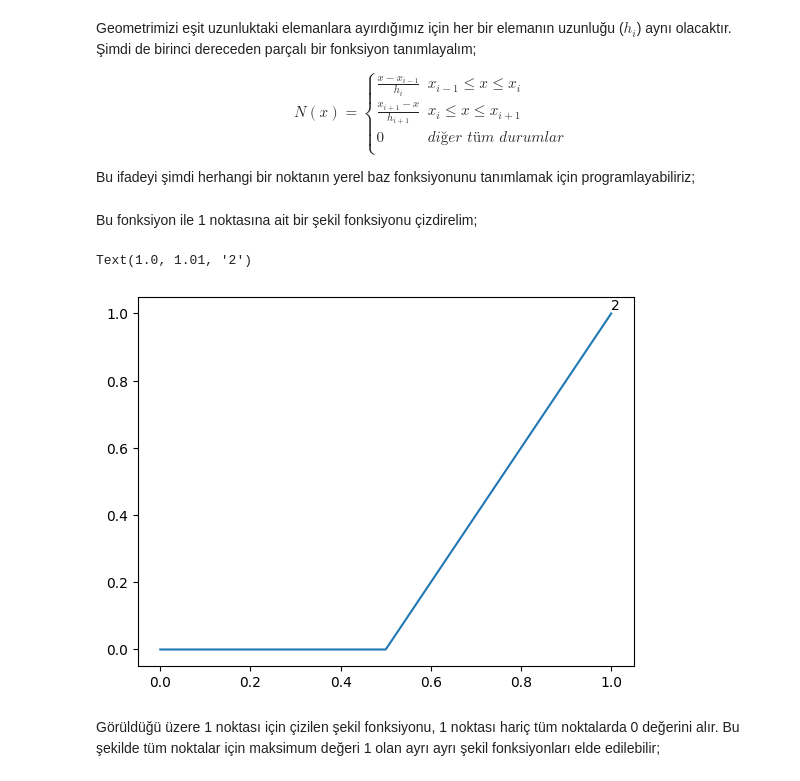
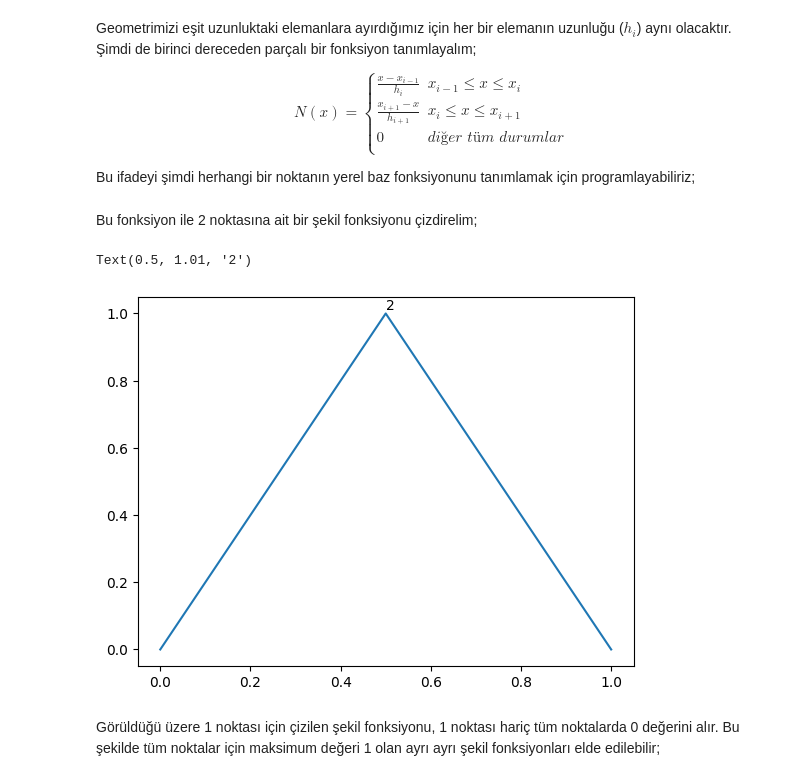
Before and after one commit to seatemelleri/SEA-Temelleri, a Jupyter notebook: Dersler/4_d.ipynb, the cells around one changed output. Saved outputs shown, nothing was run; the diff lists cells and outputs as text; code cells hidden in the pictures.

```diff
--- a/Dersler/4_d.ipynb
+++ b/Dersler/4_d.ipynb
@@ -47,7 +47,7 @@ Oluşturduğumuz meshi nokta numaralarıyla birlikte görüntüleyelim;
 plt.plot([0,mesh.L],[0,0]) # Düz bir çizgi çizelim.
 for numara,nokta in enumerate(mesh.koordinatlar):
     plt.plot(nokta,0, "o-")
-    plt.text(nokta,0.01,str(numara))
+    plt.text(nokta,0.01,str(numara+1))
 # %% [output]
 [figure]
 # %% [markdown]
@@ -81,15 +81,15 @@ def N(mesh, nokta):
 
     return N_dizi, baz_mesh
 # %% [markdown]
-Bu fonksiyon ile 1 noktasına ait bir şekil fonksiyonu çizdirelim;
+Bu fonksiyon ile 2 noktasına ait bir şekil fonksiyonu çizdirelim;
 # %%
-nokta = 2
-baz_fonksiyonu, baz_mesh = N(mesh, nokta)
+nokta_indis = 1 # Hatırlatma: Python'da indisler 0'dan başlar. (Örn. 3 noktası için 2 indisi kullanılmalı)
+baz_fonksiyonu, baz_mesh = N(mesh, nokta_indis)
 plt.plot(baz_mesh.koordinatlar, baz_fonksiyonu)
-plt.text(mesh.koordinatlar[nokta],1.01,str(nokta))
+plt.text(mesh.koordinatlar[nokta_indis],1.01,str(nokta_indis+1))
 # %% [output]
-Text(1.0, 1.01, '2')
+Text(0.5, 1.01, '2')
-[figure, old version]
+[figure, new version]
 # %% [markdown]
 Görüldüğü üzere 1 noktası için çizilen şekil fonksiyonu, 1 noktası hariç tüm noktalarda 0 değerini alır. Bu şekilde tüm noktalar için maksimum değeri 1 olan ayrı ayrı şekil fonksiyonları elde edilebilir;
 # %%
```
Also changed, not shown: parts of 3 cells of this notebook.
